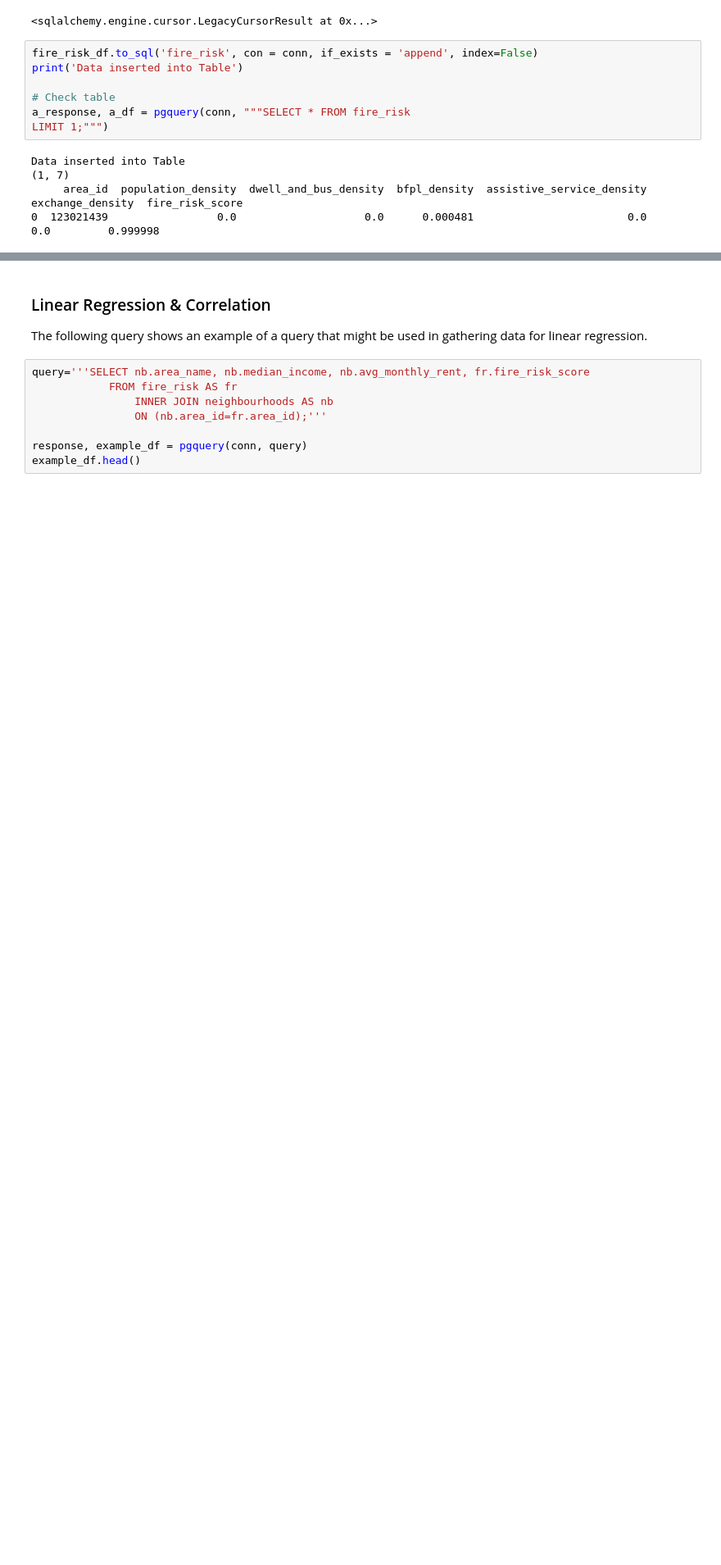
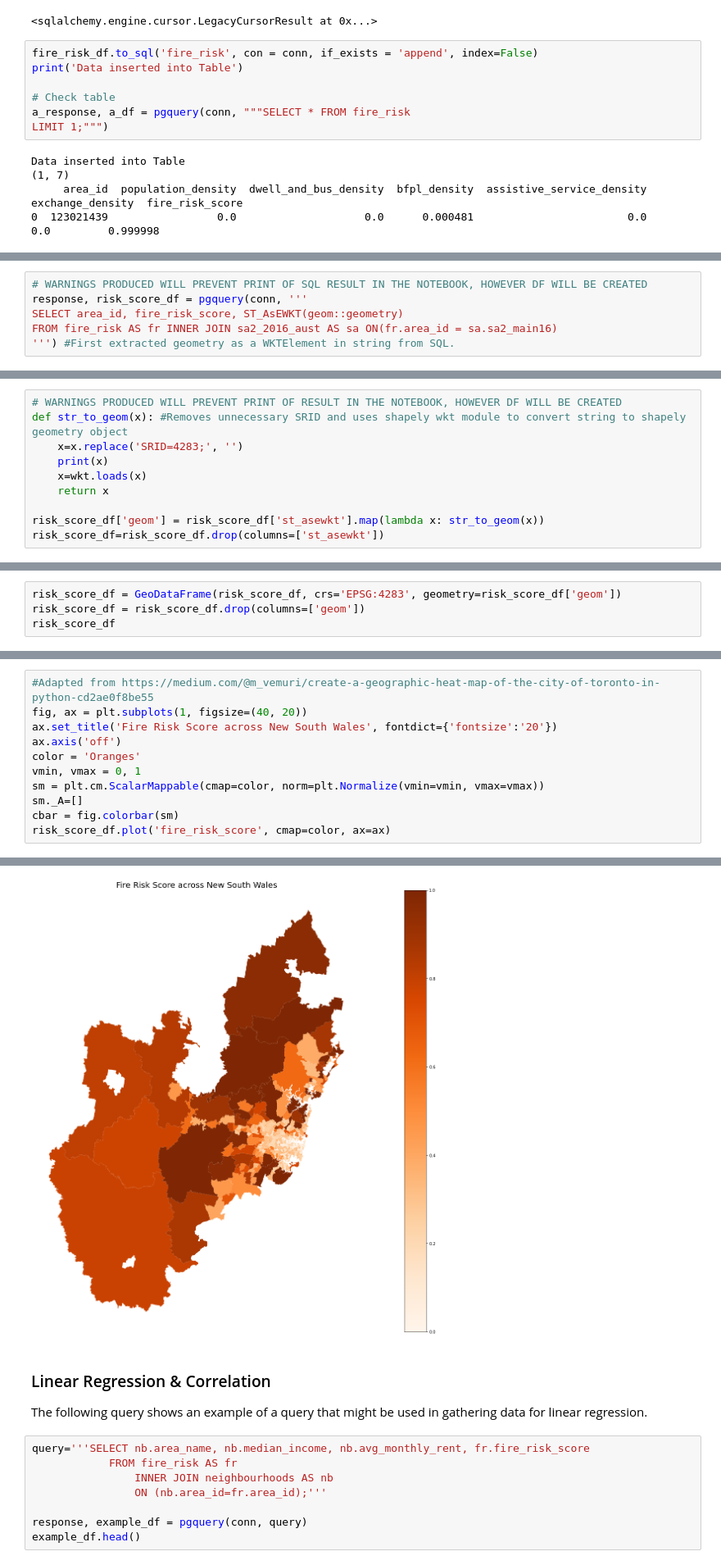
Before and after one commit to ew92/data2001_project, a Jupyter notebook: main.ipynb, the cells around one changed output, grey strips where cells are left out. Shown at 82% size. Cells and saved outputs as stored; diff of their text form; blank space fills up the shorter version.

Commit message:
Added heatmap of fire risk score

```diff
--- a/main.ipynb
+++ b/main.ipynb
@@ -1426,0 +1437,6 @@ Data inserted into Table
+# %%
+# WARNINGS PRODUCED WILL PREVENT PRINT OF SQL RESULT IN THE NOTEBOOK, HOWEVER DF WILL BE CREATED
+response, risk_score_df = pgquery(conn, '''
+SELECT area_id, fire_risk_score, ST_AsEWKT(geom::geometry)
+FROM fire_risk AS fr INNER JOIN sa2_2016_aust AS sa ON(fr.area_id = sa.sa2_main16)
+''') #First extracted geometry as a WKTElement in string from SQL.
@@ -1426,0 +1473,10 @@ Data inserted into Table
+# %%
+# WARNINGS PRODUCED WILL PREVENT PRINT OF RESULT IN THE NOTEBOOK, HOWEVER DF WILL BE CREATED
+def str_to_geom(x): #Removes unnecessary SRID and uses shapely wkt module to convert string to shapely geometry object
+    x=x.replace('SRID=4283;', '')
+    print(x)
+    x=wkt.loads(x)
+    return x
+
+risk_score_df['geom'] = risk_score_df['st_asewkt'].map(lambda x: str_to_geom(x))
+risk_score_df=risk_score_df.drop(columns=['st_asewkt'])
@@ -1426,0 +1513,4 @@ Data inserted into Table
+# %%
+risk_score_df = GeoDataFrame(risk_score_df, crs='EPSG:4283', geometry=risk_score_df['geom'])
+risk_score_df = risk_score_df.drop(columns=['geom'])
+risk_score_df
@@ -1426,0 +1533,12 @@ Data inserted into Table
+# %%
+#Adapted from https://medium.com/@m_vemuri/create-a-geographic-heat-map-of-the-city-of-toronto-in-python-cd2ae0f8be55
+fig, ax = plt.subplots(1, figsize=(40, 20))
+ax.set_title('Fire Risk Score across New South Wales', fontdict={'fontsize':'20'})
+ax.axis('off')
+color = 'Oranges'
+vmin, vmax = 0, 1
+sm = plt.cm.ScalarMappable(cmap=color, norm=plt.Normalize(vmin=vmin, vmax=vmax))
+sm._A=[]
+cbar = fig.colorbar(sm)
+risk_score_df.plot('fire_risk_score', cmap=color, ax=ax)
+# %% [output]
@@ -1427,3 +1546,4 @@ Data inserted into Table
+[figure, added]
 # %% [markdown]
 ### Linear Regression & Correlation
 
```
Also changed, not shown: parts of 13 cells of this notebook.
